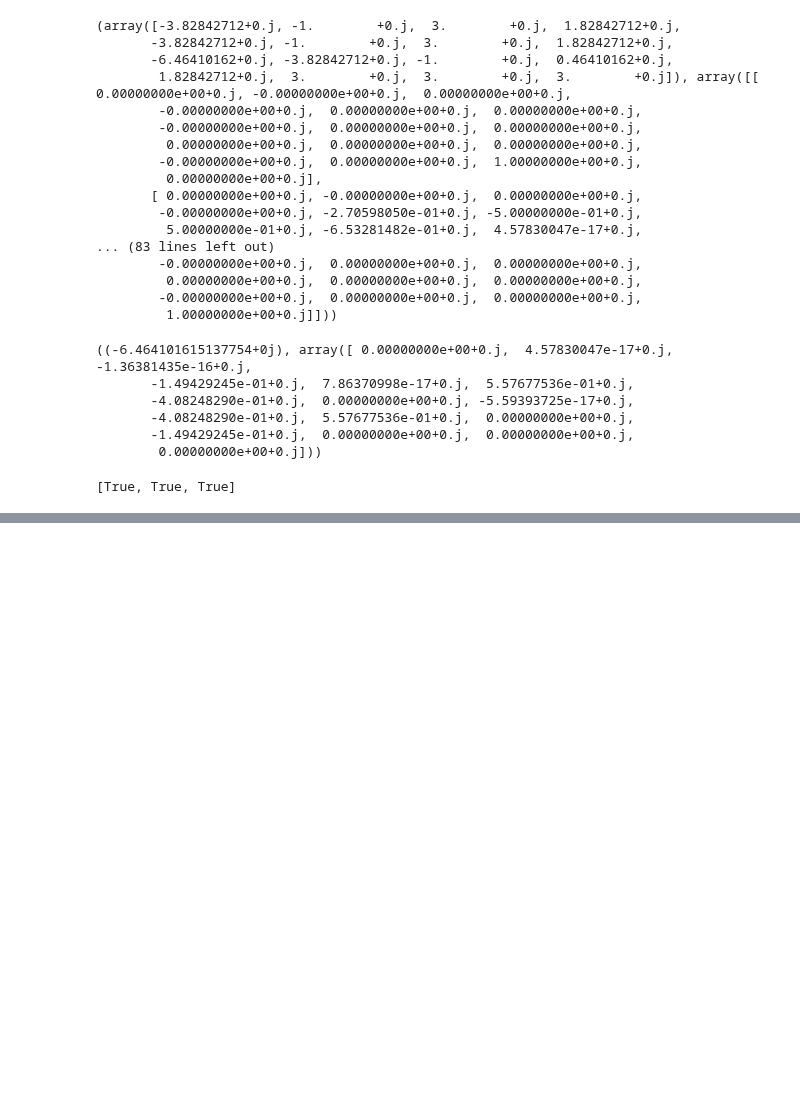
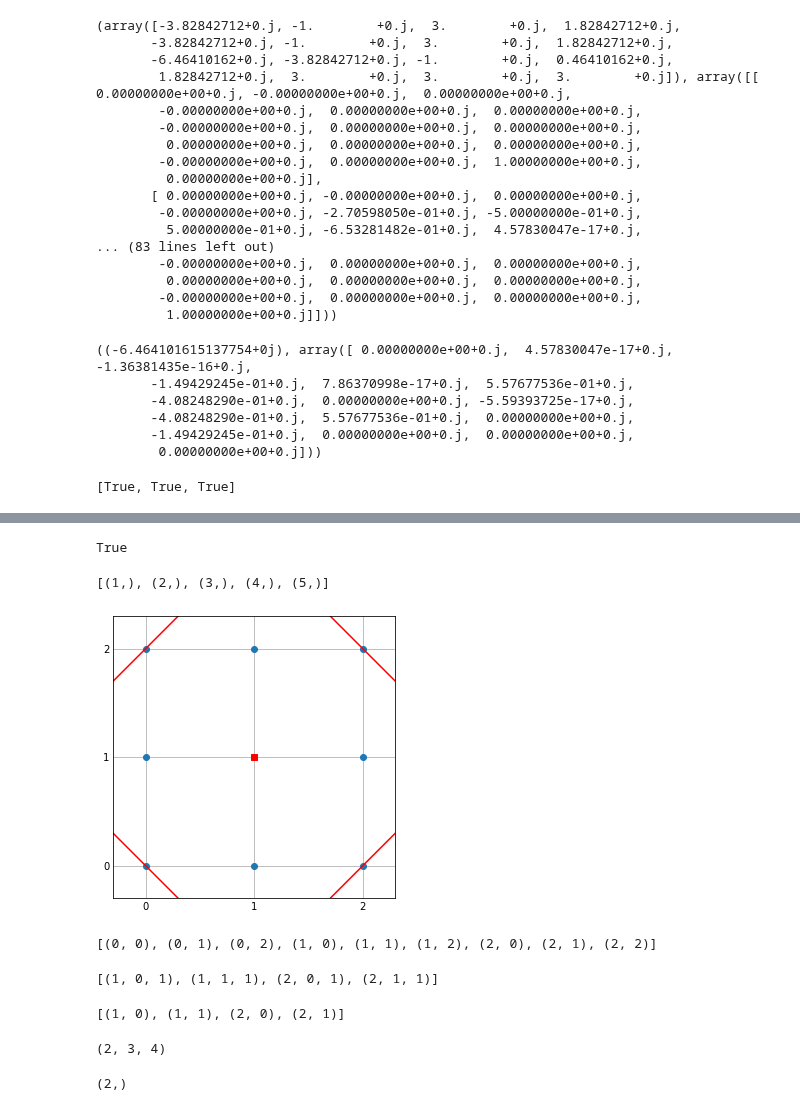
Before and after one commit to KnightShuffler/Quantum-Non-Unitary-Time-Evolution-Public-, a Jupyter notebook: Testing new code.ipynb, the cells around one changed output, grey strips where cells are left out. Cells and saved outputs as stored; diff of their text form; code cells hidden in the pictures; blank space fills up the shorter version.

Commit message:
added sphere code in notebook

```diff
--- a/Testing new code.ipynb
+++ b/Testing new code.ipynb
@@ -171,0 +172,61 @@ radius: 2.0
+# %%
+def get_sphere(c, R, d, l):
+    sphere = []
+    if type(c) is not tuple:
+        c = (c,)
+    lb = max(int(np.ceil(c[0] - R)), 0)
+    ub = min(int(np.ceil(c[0] + R)), l-1)
+    for i in np.arange(lb, ub+1, 1):
+        if d > 1:
+            # calculate new radius
+            if i <= c[0]:
+                r = i - (c[0] - R)
+            else:
+                r = R - (i - c[0])
+
+            sub_sphere = get_sphere(c[1:], r, d-1, l)
+            for point in sub_sphere:
+                sphere.append( (i,) + point )
+        else:
+            sphere.append( (i,) )
+    return sphere
+# %%
+type(3) is not tuple
+# %% [output]
+True
+# %%
+get_sphere(3, 2, 1, 10)
+# %% [output]
+[(1,), (2,), (3,), (4,), (5,)]
+# %%
+c = (1, 1)
+R = 2
+d = 2
+l = 3
+points = get_sphere(c, R, 2, l)
+plot_circle(points, c, R, l)
+# %% [output]
+[figure, added]
+# %%
+points
+# %% [output]
+[(0, 0), (0, 1), (0, 2), (1, 0), (1, 1), (1, 2), (2, 0), (2, 1), (2, 2)]
+# %%
+get_sphere((1.5, 0.5, 1), 1, 3, 3)
+# %% [output]
+[(1, 0, 1), (1, 1, 1), (2, 0, 1), (2, 1, 1)]
+# %%
+points = get_sphere(c, R, 2, l)
+points
+# %% [output]
+[(1, 0), (1, 1), (2, 0), (2, 1)]
+# %%
+a = (1,2,3,4)
+a[1:]
+# %% [output]
+(2, 3, 4)
+# %%
+b = (1,2)
+b[1:]
+# %% [output]
+(2,)
```
Also changed, not shown: parts of 15 cells of this notebook.
